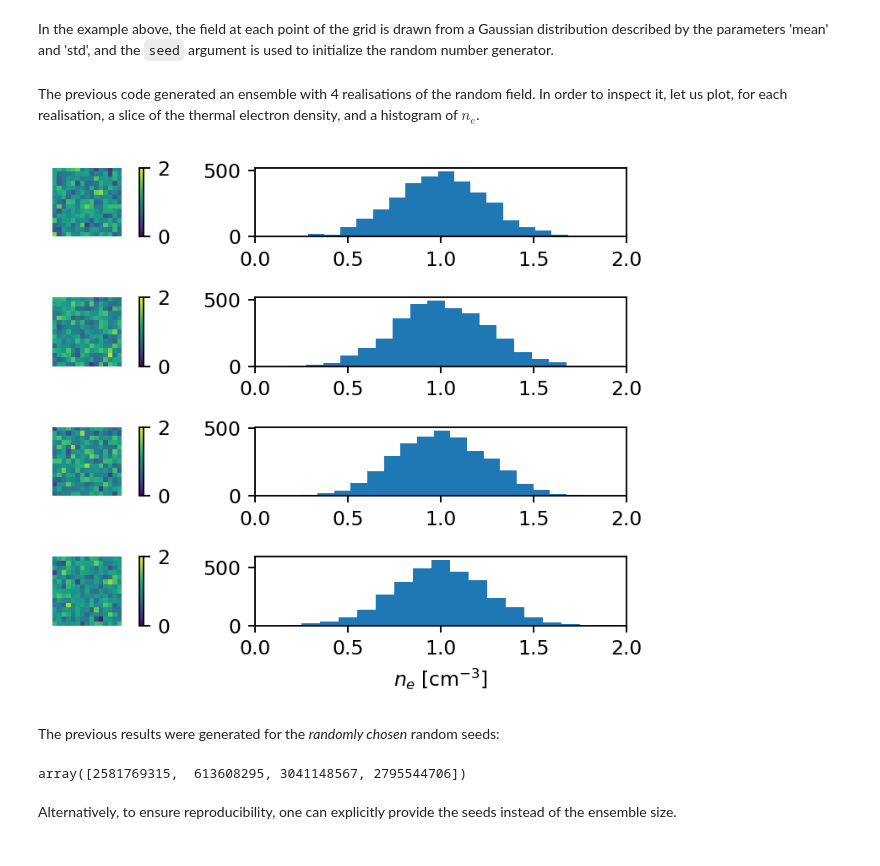
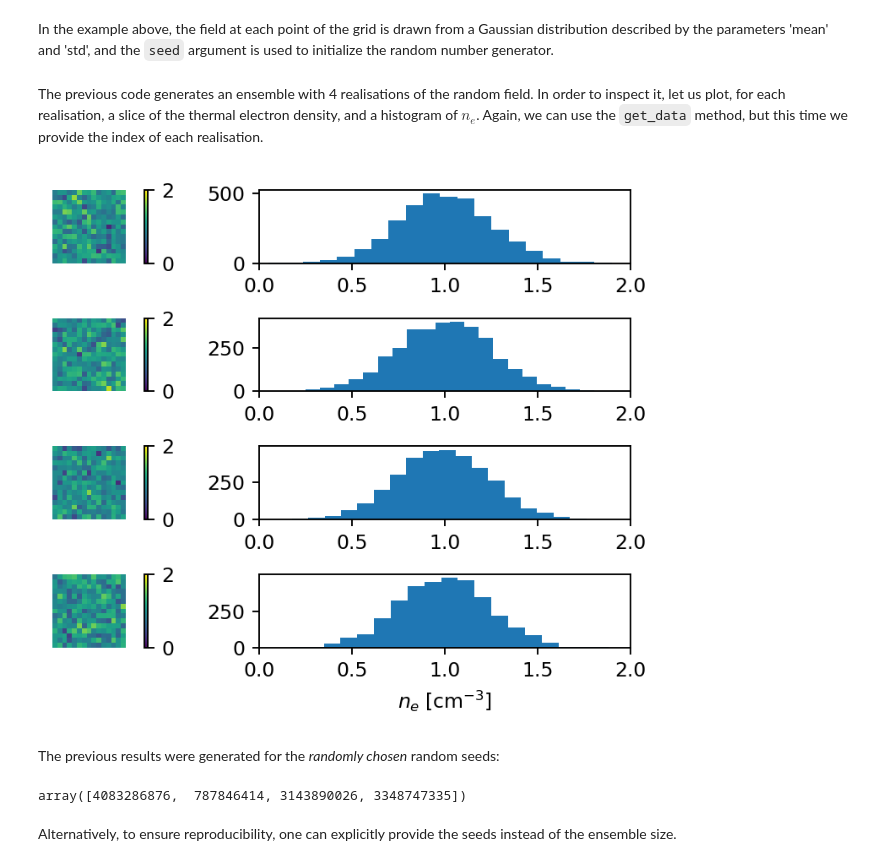
Before and after one commit to IMAGINE-Consortium/imagine, a Jupyter notebook: tutorials/tutorial_fields.ipynb, the cells around one changed output. Saved outputs shown, nothing was run; the diff lists cells and outputs as text; code cells hidden in the pictures.

```diff
--- a/tutorials/tutorial_fields.ipynb
+++ b/tutorials/tutorial_fields.ipynb
@@ -162,11 +163,9 @@ $[[[0.0018909336,~0.0036198093],~
 If we now wanted to plot the thermal electron density computed by this as a function of, say, *spherical radius*, $r_{\rm sph}$. This can be done in the following way
 # %%
 # The spherical radius can be read from the grid object
-rspherical = electron_distribution.grid.r_spherical.ravel()
-# The electron density is the data array
-ne = electron_distribution.data[0].ravel()
+rspherical = electron_distribution.grid.r_spherical
 
-plt.plot(rspherical, ne, '.')
+plt.plot(rspherical.ravel(), ne_data.ravel(), '.')
 plt.xlabel(r'$r_{\rm sph}\;[\rm kpc]$'); plt.ylabel(r'$n_{\rm cr}\;[\rm cm^{-3}]$');
 # %% [output]
 [figure]
@@ -186,7 +185,7 @@ class ConstantMagneticField(MagneticField):
     def field_checklist(self):
         return {'Bx': None, 'By': None, 'Bz': None}
 
-    def get_field(self, seed):
+    def compute_field(self, seed):
         # Creates an empty array to store the result
         B = np.empty(self.data_shape) * self.parameters['Bx'].unit
         # For a magnetic field, the output must be of shape:
@@ -209,9 +208,9 @@ B = ConstantMagneticField(parameters=p, grid=cartesian_grid)
 And inspect how it went
 # %%
 r_spherical = B.grid.r_spherical.ravel()
-
+B_data = B.get_data()
 for i, name in enumerate(['x','y','z']):
-    plt.plot(r_spherical, B.data[0][...,i].ravel(),
+    plt.plot(r_spherical, B_data[...,i].ravel(),
              label='$B_{}$'.format(name))
 plt.xlabel(r'$r_{\rm sph}\;[\rm kpc]$'); plt.ylabel(r'$B\;[\mu\rm G]$')
 plt.legend();
@@ -250,7 +249,7 @@ class RandomThermalElectrons(ThermalElectronDensityField):
         return {'mean' : None,
                 'std' : None}
 
-    def get_field(self, seed):
+    def compute_field(self, seed):
         # Converts dimensional parameters into numerical values
         # in the correct units
         mu = self.parameters['mean'].to_value(self.field_units)
@@ -269,28 +268,30 @@ rnd_electron_distribution = RandomThermalElectrons(
                 'std': 0.25*u.cm**-3},
     grid=cartesian_grid, ensemble_size=4)
 # %% [markdown]
-The previous code generated an ensemble with 4 realisations of the random field. In order to inspect it, let us plot, for each realisation, a slice of the thermal electron density, and a histogram of $n_e$.
+The previous code generates an ensemble with 4 realisations of the random field. In order to inspect it, let us plot, for each realisation, a slice of the thermal electron density, and a histogram of $n_e$. Again, we can use the `get_data` method, but this time we provide the index of each realisation.
 # %%
 j = 0; plt.figure(dpi=170)
 for i in range(4):
+    rnd_e_data = rnd_electron_distribution.get_data(i_realization=i
+                                      )
     j += 1; plt.subplot(4,2,j)
-    plt.imshow(rnd_electron_distribution.data[i][0,:,:].value,
-               vmin=0, vmax=2)
+
+    plt.imshow(rnd_e_data[0,:,:].value, vmin=0, vmax=2)
     plt.axis('off')
     plt.colorbar()
     j += 1; plt.subplot(4,2,j)
-    plt.hist(rnd_electron_distribution.data[i].value.ravel(), bins=20)
+    plt.hist(rnd_e_data.value.ravel(), bins=20)
     plt.xlim(0,2)
 plt.xlabel(r'$n_e\; \left[ \rm cm^{-3}\right] $');
 plt.tight_layout()
 # %% [output]
-[figure, old version]
+[figure, new version]
 # %% [markdown]
 The previous results were generated for the *randomly chosen* random seeds:
 # %%
 rnd_electron_distribution.ensemble_seeds
 # %% [output]
-array([2581769315,  613608295, 3041148567, 2795544706])
+array([4083286876,  787846414, 3143890026, 3348747335])
 # %% [markdown]
 Alternatively, to ensure reproducibility, one can explicitly provide the seeds instead of the ensemble size.
 # %%
```
Also changed, not shown: parts of 21 cells of this notebook.
